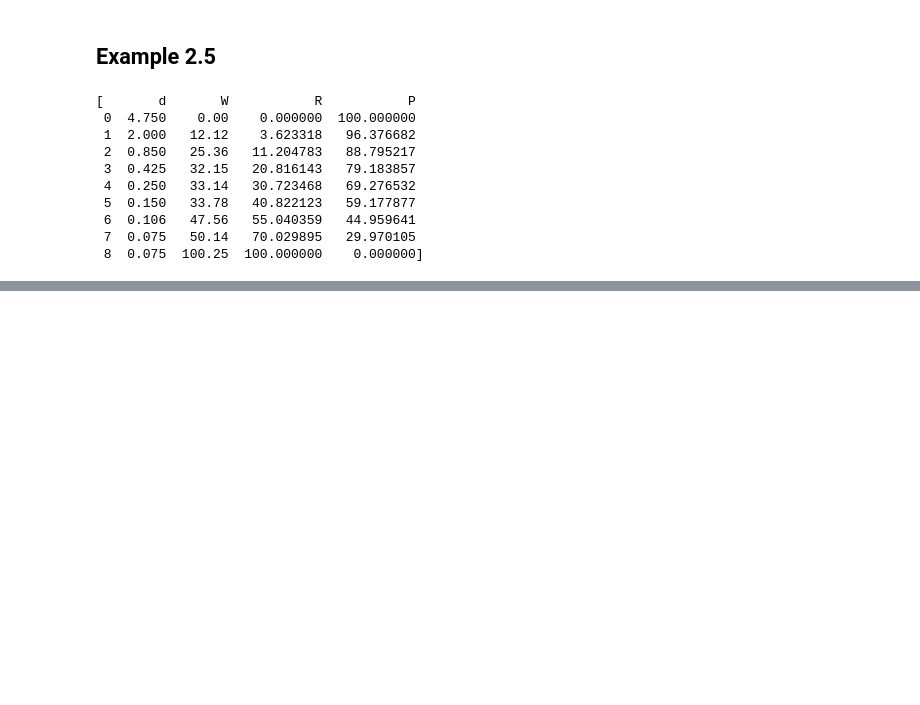
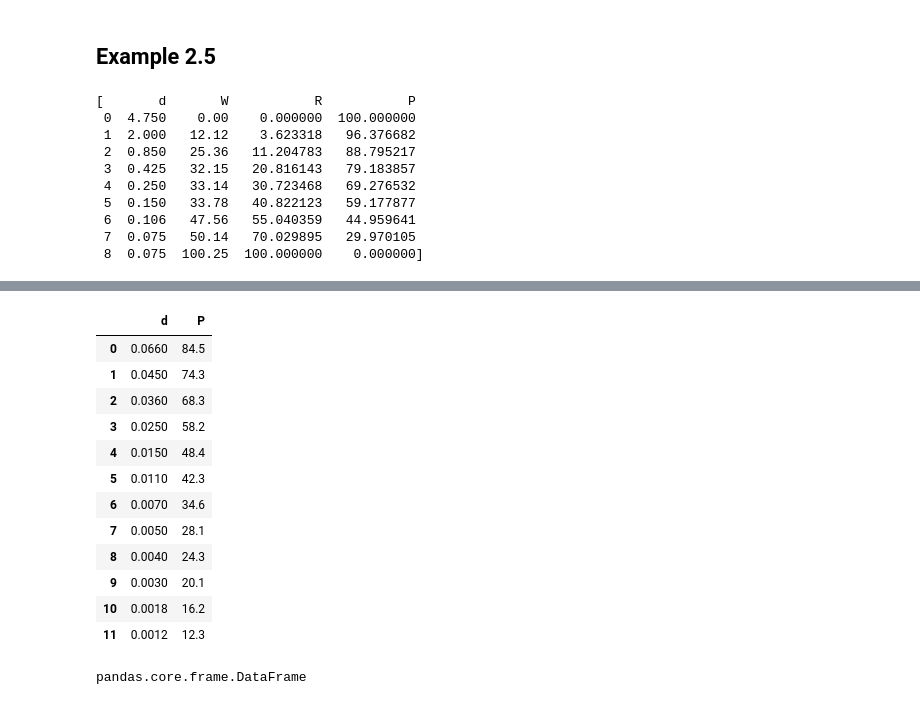
Before and after one commit to luisez1988/CIE365-Soil-mechanics, a Jupyter notebook: grain_size/Exercises and Homework assigment problems.ipynb, the cells around one changed output, grey strips where cells are left out. Saved outputs shown, nothing was run; the diff lists cells and outputs as text; code cells hidden in the pictures; blank space fills up the shorter version.

```diff
--- a/grain_size/Exercises and Homework assigment problems.ipynb
+++ b/grain_size/Exercises and Homework assigment problems.ipynb
@@ -95,0 +96,23 @@ plt.savefig('combinedGSD.svg')
+# %%
+GSD2=GSD1.copy()
+# GSD2['P']=GSD1['P']*GSD[0]['P'][7]/100
+GSD.append(GSD2)
+GSD[1]
+# %% [output]
+|  | d | P |
+| 0 | 0.0660 | 84.5 |
+| 1 | 0.0450 | 74.3 |
+| 2 | 0.0360 | 68.3 |
+| 3 | 0.0250 | 58.2 |
+| 4 | 0.0150 | 48.4 |
+| 5 | 0.0110 | 42.3 |
+| 6 | 0.0070 | 34.6 |
+| 7 | 0.0050 | 28.1 |
+| 8 | 0.0040 | 24.3 |
+| 9 | 0.0030 | 20.1 |
+| 10 | 0.0018 | 16.2 |
+| 11 | 0.0012 | 12.3 |
+# %%
+type(GSD2)
+# %% [output]
+pandas.core.frame.DataFrame
```
Also changed, not shown: parts of 4 cells of this notebook, 4 other files.
